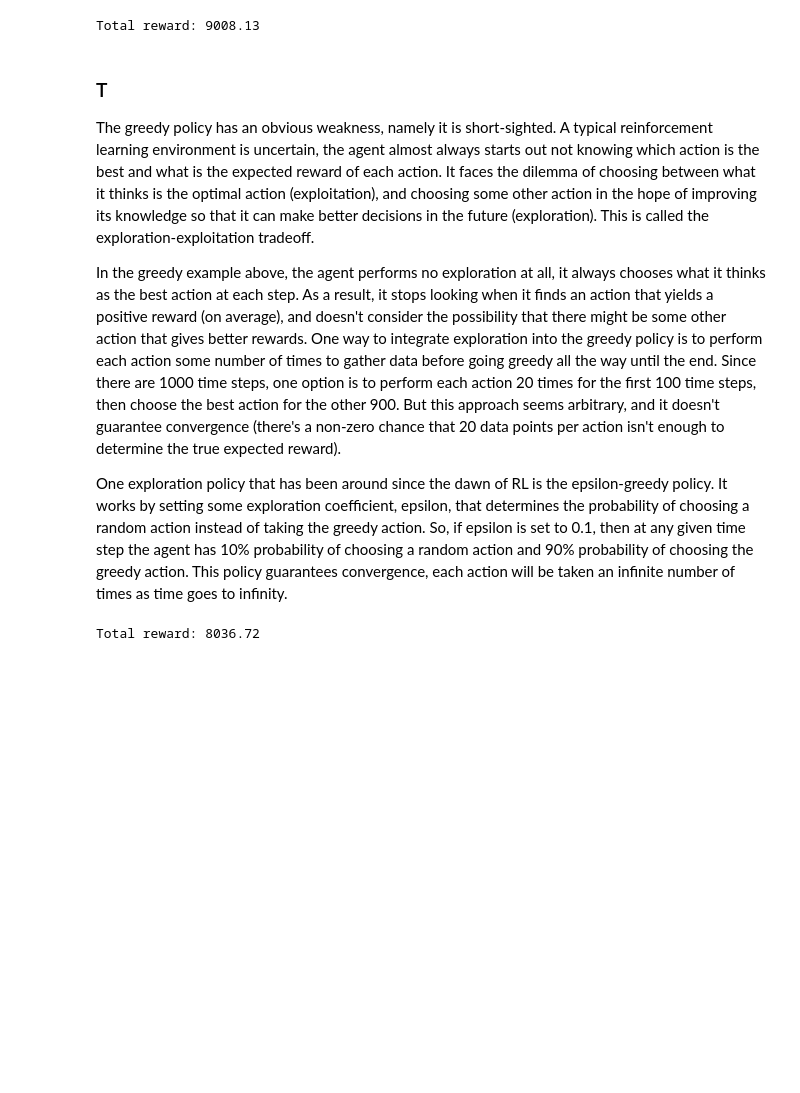
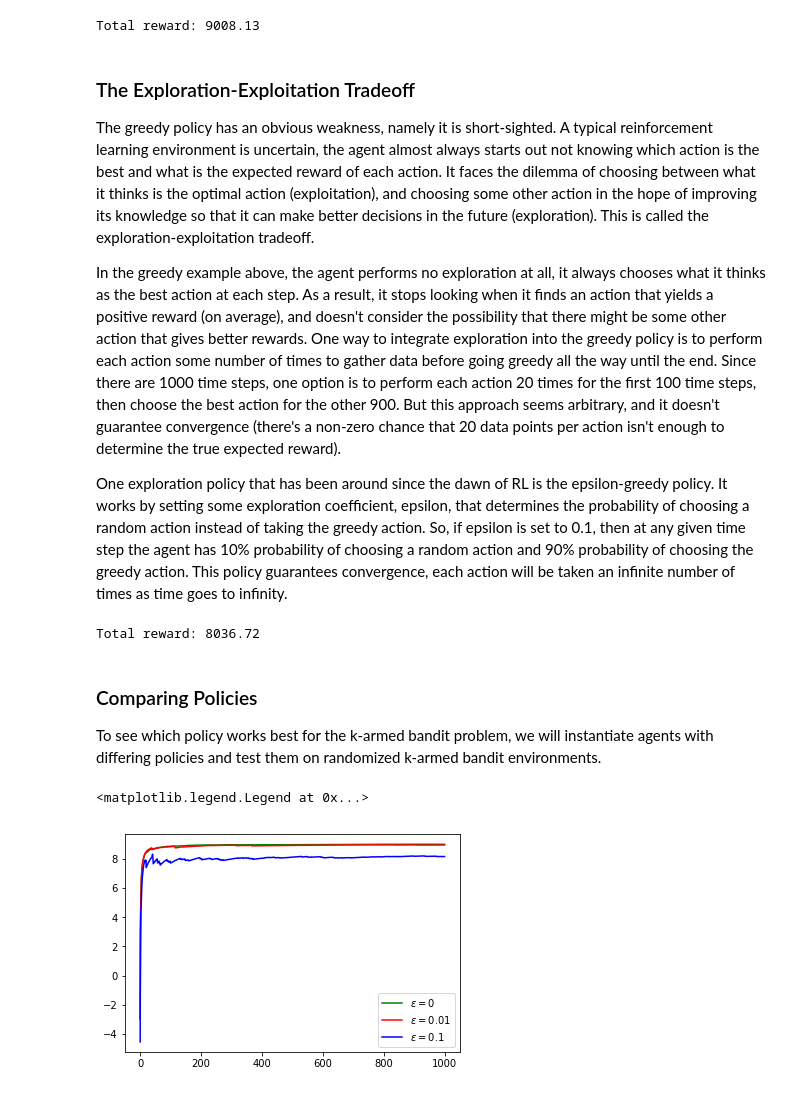
Before and after one commit to betapolaris/learning-reinforcement-learning, a Jupyter notebook: k_armed_bandit.ipynb, the cells around one changed output. Saved outputs shown, nothing was run; the diff lists cells and outputs as text; code cells hidden in the pictures; blank space fills up the shorter version.

Commit message:
Add a comparison between a greedy policy and two epsilon-greedy policies

```diff
--- a/k_armed_bandit.ipynb
+++ b/k_armed_bandit.ipynb
@@ -27,7 +27,7 @@ class DiscreteBandit():
 
     Args:
         payoffs: (ndarray of shape [n_arms, n_payoffs]) the payoffs for each action
-        probabilities (ndarray of shape [n_arms, n_payoffs]) the probability for every payoff of every action
+        probabilities: (ndarray of shape [n_arms, n_payoffs]) the probability for every payoff of every action
     """
     def __init__(self, payoffs, probabilities):
         self.payoffs = payoffs
@@ -65,6 +65,8 @@ class ContinuousBandit():
     A continuous bandit environment.
 
     Args:
+        reward_distributions: (list of functions) a list of functions that generate random numbers from
+            some probability distribution
     """
     def __init__(self, reward_distributions):
         self.reward_distributions = reward_distributions
@@ -139,7 +141,7 @@ print("Total reward: %.2f" % sum(total_rewards))
 # %% [output]
 Total reward: 9008.13
 # %% [markdown]
-### T
+### The Exploration-Exploitation Tradeoff
 
 The greedy policy has an obvious weakness, namely it is short-sighted. A typical reinforcement learning environment is uncertain, the agent almost always starts out not knowing which action is the best and what is the expected reward of each action. It faces the dilemma of choosing between what it thinks is the optimal action (exploitation), and choosing some other action in the hope of improving its knowledge so that it can make better decisions in the future (exploration). This is called the exploration-exploitation tradeoff.
 
@@ -187,3 +189,7 @@ for step in range(max_steps):
 print("Total reward: %.2f" % sum(total_rewards))
 # %% [output]
 Total reward: 8036.72
+# %% [markdown]
+### Comparing Policies
+
+To see which policy works best for the k-armed bandit problem, we will instantiate agents with differing policies and test them on randomized k-armed bandit environments.
@@ -189,0 +231,36 @@ Total reward: 8036.72
+# %%
+# A comparison run
+
+reset_seed(42)
+
+n = 5
+
+mu = [np.random.uniform(-10, 10) for _ in range(n)]
+sigma = [np.random.uniform(0, 5) for _ in range(n)]
+reward_distributions = [partial(np.random.normal, m, s) for m, s in zip(mu, sigma)]
+
+env = ContinuousBandit(reward_distributions)
+
+agents = [EpsilonGreedyAgent(epsilon=0, n_actions=n),     # epsilon = 0, full greed
+          EpsilonGreedyAgent(epsilon=0.01, n_actions=n),  # epsilon = 0.01, mostly greedy
+          EpsilonGreedyAgent(epsilon=0.1, n_actions=n)    # epsilon = 0.1, somewhat greedy
+         ]
+
+average_rewards = [[] for _ in range(len(agents))]
+
+max_steps = 1000
+
+for step in range(max_steps):
+    for agent_index, agent in enumerate(agents):
+        action = agent.epsilon_greedy()
+        reward = env.step(action)
+        agent.update_memory(action, reward)
+        average_rewards[agent_index].append(sum(agent.total_rewards) / (step + 1))
+
+plt.plot(np.arange(max_steps), average_rewards[0], 'g-', label=r"$\epsilon=0$")
+plt.plot(np.arange(max_steps), average_rewards[1], 'r-', label=r"$\epsilon=0.01$")
+plt.plot(np.arange(max_steps), average_rewards[2], 'b-', label=r"$\epsilon=0.1$")
+plt.legend(loc="lower right")
+# %% [output]
+<matplotlib.legend.Legend at 0x...>
+[figure, added]
```
Also changed, not shown: parts of 4 cells of this notebook.
